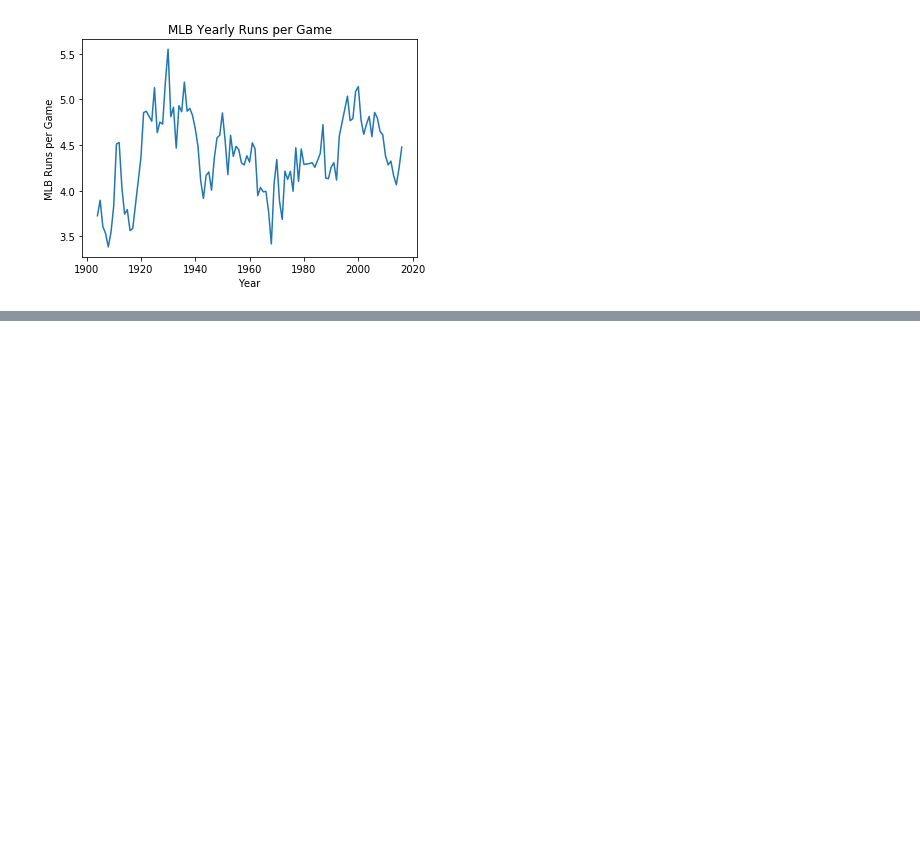
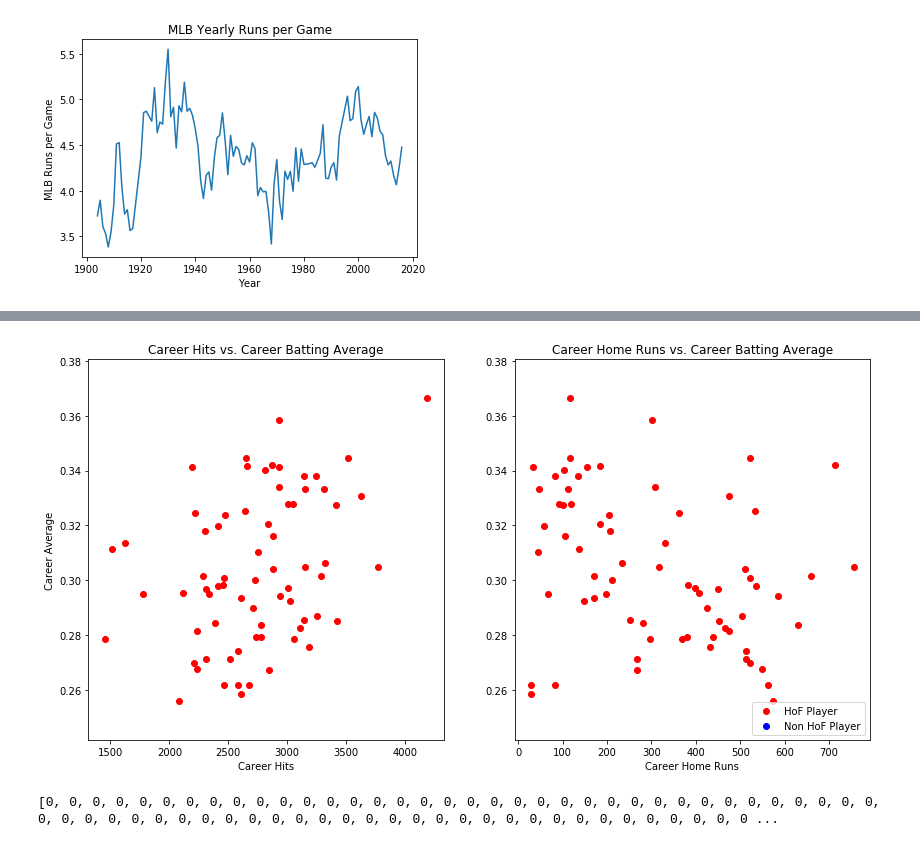
Before and after one commit to brijrajgohil/DataScienceProjects, a Jupyter notebook: ScikitLearnBaseballAnalytics/Main.ipynb, the cells around one changed output, grey strips where cells are left out. Cells and saved outputs as stored; diff of their text form; code cells hidden in the pictures; blank space fills up the shorter version.

```diff
--- a/ScikitLearnBaseballAnalytics/Main.ipynb
+++ b/ScikitLearnBaseballAnalytics/Main.ipynb
@@ -226,0 +785,3 @@ def assign_label(year):
+# %%
+# Convert the pos_dict to a DataFrame
+pos_df = pd.DataFrame.from_dict(pos_dict, orient = 'index')
@@ -226,0 +1154,33 @@ def assign_label(year):
+# %%
+# Filter 'df' for players with 10 or more years of experience
+df_10 = df[(df['Years_Played'] >= 10) & (df['HoF'] == 0)]
+
+# Initialize the figure and add subplots
+fig = plt.figure(figsize=(14, 7))
+ax1 = fig.add_subplot(1, 2, 1)
+ax2 = fig.add_subplot(1, 2, 2)
+
+# Create Scatter plots for Hits vs. Average and Home Runs vs. Average
+ax1.scatter(df_hof['H'], df_hof['AVE'], c='r', label='HoF Player')
+ax1.scatter(df_10['H'], df_10['AVE'], c='b', label='Non HoF Player')
+ax1.set_title('Career Hits vs. Career Batting Average')
+ax1.set_xlabel('Career Hits')
+ax1.set_ylabel('Career Average')
+ax2.scatter(df_hof['HR'], df_hof['AVE'], c='r', label='HoF Player')
+ax2.scatter(df_10['HR'], df_10['AVE'], c='b', label='Non HoF Player')
+ax2.set_title('Career Home Runs vs. Career Batting Average')
+ax2.set_xlabel('Career Home Runs')
+ax2.legend(loc='lower right', scatterpoints=1)
+
+# Show the plot
+plt.show()
+# %% [output]
+[figure, added]
+# %%
+# Check for null values
+print(df.isnull().sum(axis = 0).tolist())
+
+# Eliminate rows with null values
+df = df.dropna()
+# %% [output]
+[0, 0, 0, 0, 0, 0, 0, 0, 0, 0, 0, 0, 0, 0, 0, 0, 0, 0, 0, 0, 0, 0, 0, 0, 0, 0, 0, 0, 0, 0, 0, 0, 0, 0, 0, 0, 0, 0, 0, 0, 0, 0, 0, 0, 0, 0, 0, 0, 0, 0, 0, 0, 0, 0, 0, 0, 0, 0, 0, 0, 0, 0, 0, 0, 0, 0, 0 ...
```
Also changed, not shown: parts of 45 cells of this notebook, 31 other files.
